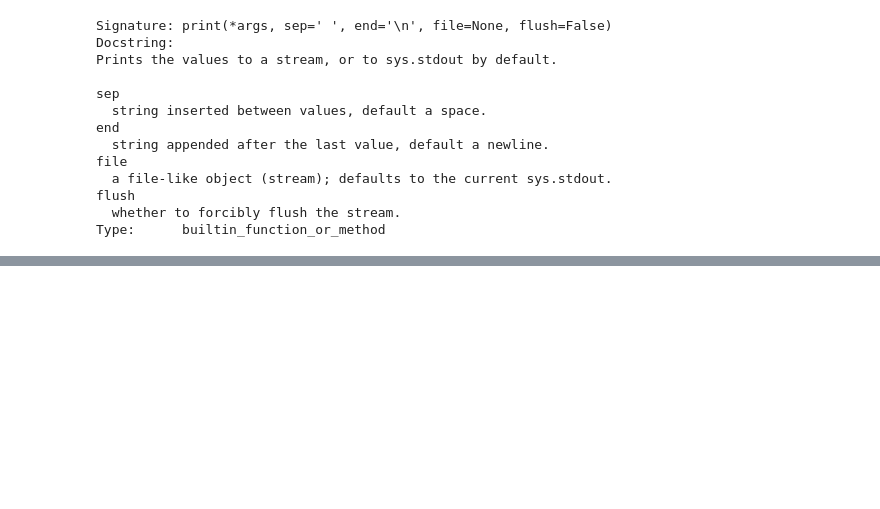
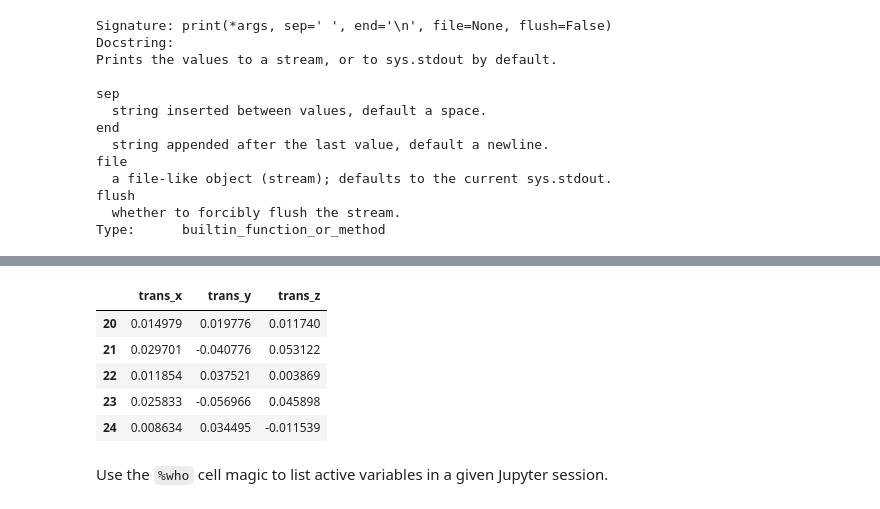
Before and after one commit to wintere/introhpc-archive, a Jupyter notebook: jupyterlab/notebooks/jupyter_intro.ipynb, the cells around one changed output, grey strips where cells are left out. Cells and saved outputs as stored; diff of their text form; code cells hidden in the pictures; blank space fills up the shorter version.

```diff
--- a/jupyterlab/notebooks/jupyter_intro.ipynb
+++ b/jupyterlab/notebooks/jupyter_intro.ipynb
@@ -787,0 +424,11 @@ srun test.sb.2
+# %%
+our_data.iloc[20:25, :]
+# %% [output]
+|  | trans_x | trans_y | trans_z |
+| 20 | 0.014979 | 0.019776 | 0.011740 |
+| 21 | 0.029701 | -0.040776 | 0.053122 |
+| 22 | 0.011854 | 0.037521 | 0.003869 |
+| 23 | 0.025833 | -0.056966 | 0.045898 |
+| 24 | 0.008634 | 0.034495 | -0.011539 |
+# %% [markdown]
+Use the `%who` cell magic to list active variables in a given Jupyter session.
```
Also changed, not shown: parts of 232 cells of this notebook, 7 other files.
